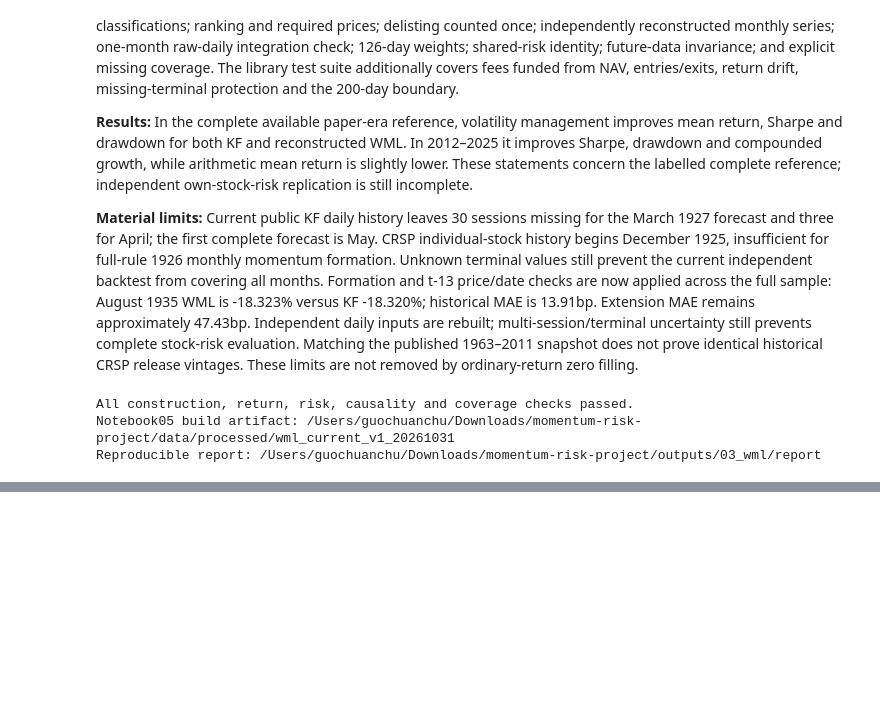
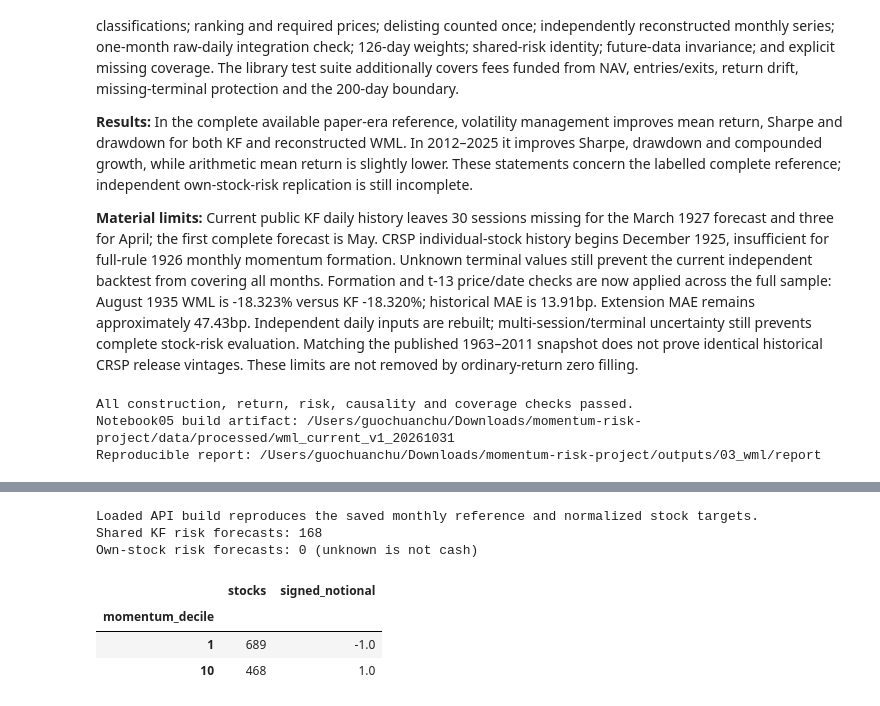
Before and after one commit to yihang-hannah/momentum-risk-project, a Jupyter notebook: notebooks/03_wml_construction.ipynb, the cells around one changed output, grey strips where cells are left out. Saved outputs shown, nothing was run; the diff lists cells and outputs as text; code cells hidden in the pictures; blank space fills up the shorter version.

```diff
--- a/notebooks/03_wml_construction.ipynb
+++ b/notebooks/03_wml_construction.ipynb
@@ -423,0 +492,46 @@ Each backtest call starts with NAV one and no existing positions; use one contin
+# %%
+from pathlib import Path
+import sys
+import numpy as np
+import pandas as pd
+from IPython.display import display
+
+api_root = next(p for p in [Path.cwd(), *Path.cwd().parents]
+                if (p / "src/momentum_risk_project").exists())
+sys.path.insert(0, str(api_root / "src"))
+
+from momentum_risk_project.wml_pipeline import load_build, estimate_risk
+from momentum_risk_project.data import clean_momentum
+
+api_build = load_build(api_root / "data/processed/wml_current_v1_20261031")
+api_holding_months = pd.period_range("2012-01", "2025-12", freq="M")
+api_kf_daily = clean_momentum(pd.read_parquet(
+    api_root / "data/raw/02_kf_momentum_deciles_daily_vw.parquet"), "daily").mom
+api_shared_risk = estimate_risk(api_kf_daily, api_holding_months)
+api_own_risk = estimate_risk(api_build.daily.WML, api_holding_months)
+assert api_shared_risk.forecast_available.all()
+
+api_example_weights = pd.Series(1., index=pd.period_range("2009-02", periods=1, freq="M"))
+api_targets = api_build.targets(api_example_weights)
+np.testing.assert_allclose(api_targets.groupby("momentum_decile").leg_weight.sum(), 1.)
+np.testing.assert_allclose(api_targets.signed_weight.abs().sum(), 2.)
+np.testing.assert_allclose(api_targets.signed_weight.sum(), 0., atol=1e-12)
+api_saved_reference = pd.read_csv(
+    api_root / "outputs/03_wml/validation/formation_quality/monthly_returns.csv", index_col=0)
+api_saved_reference.index = pd.PeriodIndex(api_saved_reference.index, freq="M")
+np.testing.assert_allclose(
+    api_build.monthly_reference.WML.reindex(api_saved_reference.index),
+    api_saved_reference.quality_screened_unmanaged, atol=1e-12)
+print("Loaded API build reproduces the saved monthly reference and normalized stock targets.")
+print("Shared KF risk forecasts:", int(api_shared_risk.forecast_available.sum()))
+print("Own-stock risk forecasts:", int(api_own_risk.forecast_available.sum()), "(unknown is not cash)")
+display(api_targets.groupby("momentum_decile").agg(
+    stocks=("permno", "size"), signed_notional=("signed_weight", "sum")))
+# %% [output]
+Loaded API build reproduces the saved monthly reference and normalized stock targets.
+Shared KF risk forecasts: 168
+Own-stock risk forecasts: 0 (unknown is not cash)
+|  | stocks | signed_notional |
+| momentum_decile |  |  |
+| 1 | 689 | -1.0 |
+| 10 | 468 | 1.0 |
```
Also changed, not shown: parts of 4 cells of this notebook, 5 other files.
